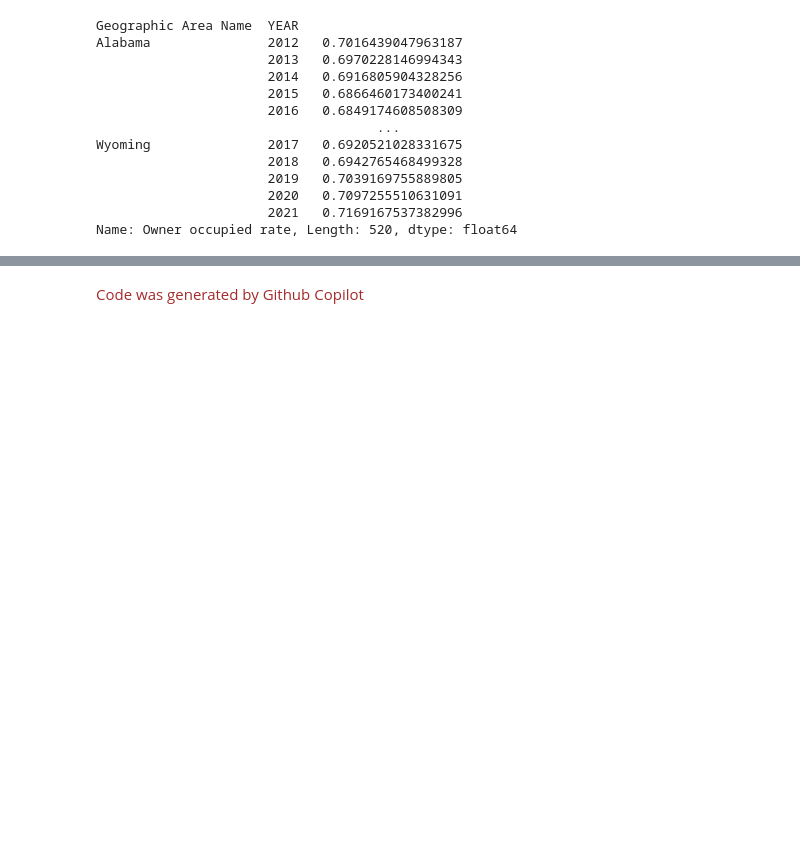
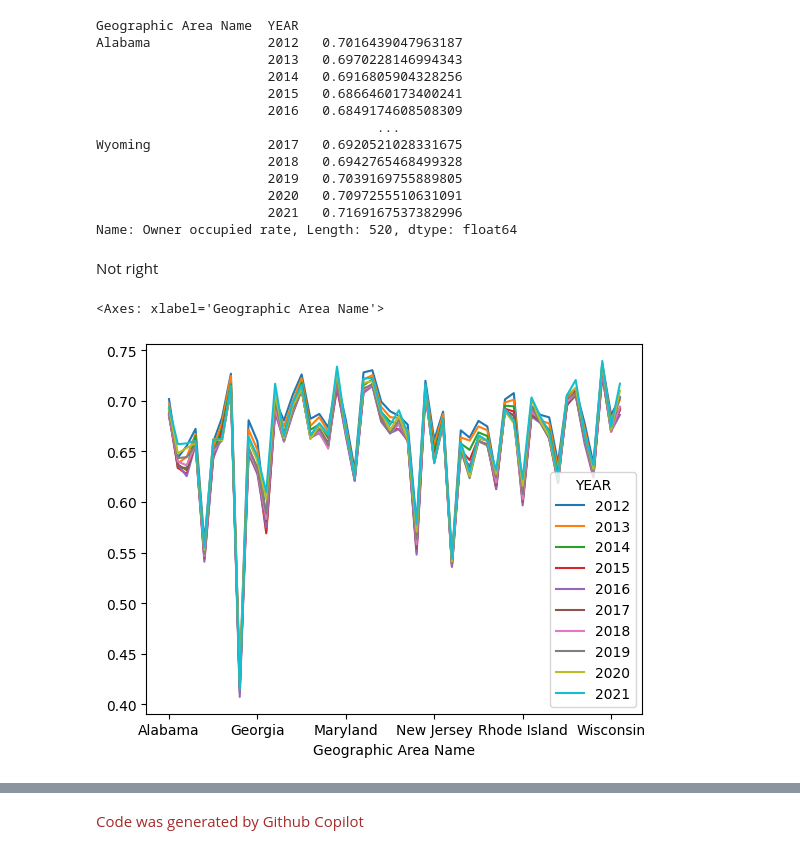
Before and after one commit to xie1027/GenAI_Insights, a Jupyter notebook: answer_key_david.ipynb, the cells around one changed output, grey strips where cells are left out. Saved outputs shown, nothing was run; the diff lists cells and outputs as text; code cells hidden in the pictures; blank space fills up the shorter version.

```diff
--- a/answer_key_david.ipynb
+++ b/answer_key_david.ipynb
@@ -202,3 +206,11 @@ Wyoming               2017   0.6920521028331675
                       2020   0.7097255510631091
                       2021   0.7169167537382996
 Name: Owner occupied rate, Length: 520, dtype: float64
+# %% [markdown]
+Not right
+# %%
+# Plot of state level homeownership rate over time
+acs_df.groupby(["Geographic Area Name", "YEAR"])["Owner occupied rate"].mean().unstack().plot()
+# %% [output]
+<Axes: xlabel='Geographic Area Name'>
+[figure, added]
```
Also changed, not shown: parts of 28 cells of this notebook.
